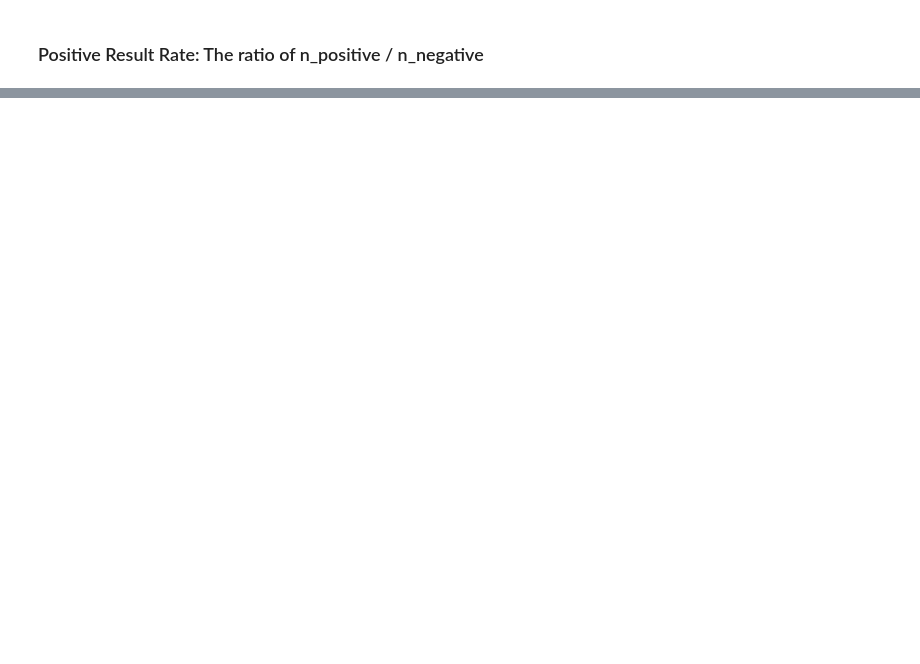
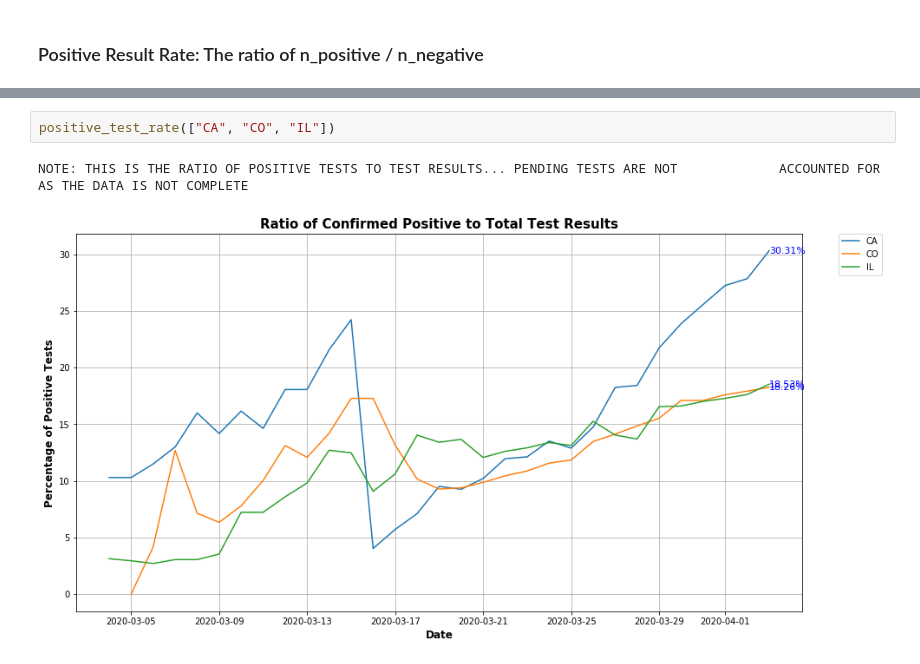
Before and after one commit to asoane34/covid_tracker, a Jupyter notebook: prototype.ipynb, the cells around one changed output, grey strips where cells are left out. Drawn from its saved outputs; the diff is of its cells as text; blank space fills up the shorter version.

```diff
--- a/prototype.ipynb
+++ b/prototype.ipynb
@@ -494,0 +520,5 @@ NOTE: THIS IS THE RATIO OF POSITIVE TESTS TO TEST RESULTS... PENDING TESTS ARE N
+# %%
+positive_test_rate(["CA", "CO", "IL"])
+# %% [output]
+NOTE: THIS IS THE RATIO OF POSITIVE TESTS TO TEST RESULTS... PENDING TESTS ARE NOT             ACCOUNTED FOR AS THE DATA IS NOT COMPLETE
+[figure, added]
```
Also changed, not shown: parts of 7 cells of this notebook.
